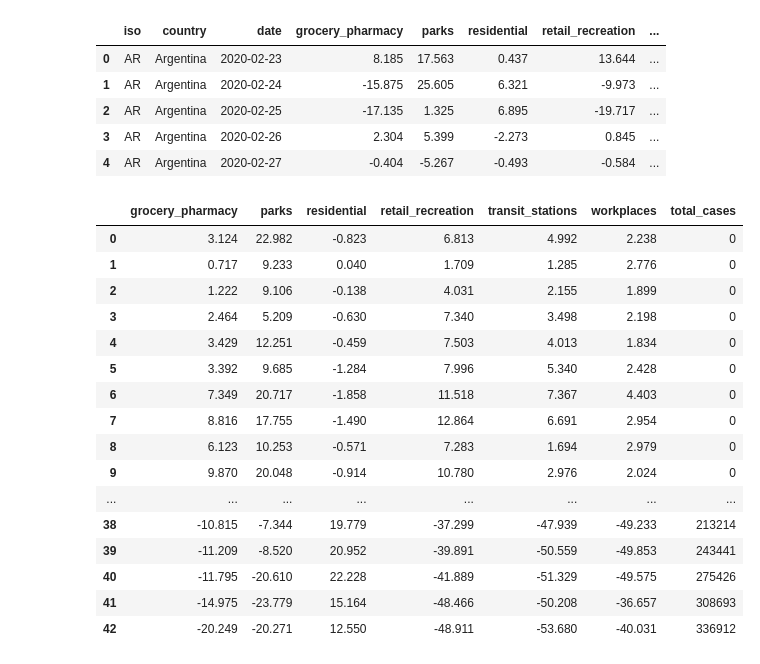
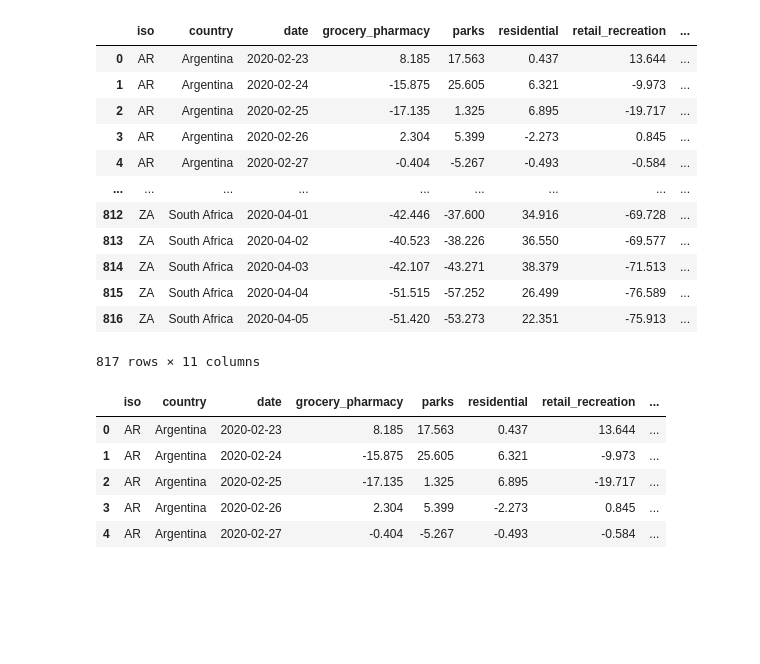
Before and after one commit to anamarisamacedo/FEUP-IART, a Jupyter notebook: TP2/DataScience/Untitled1.ipynb, the cells around one changed output. Saved outputs shown, nothing was run; the diff lists cells and outputs as text; code cells hidden in the pictures; blank space fills up the shorter version.

```diff
--- a/TP2/DataScience/Untitled1.ipynb
+++ b/TP2/DataScience/Untitled1.ipynb
@@ -1,39 +1,45 @@
 # %%
 import pandas as pd;
 import numpy as np;
 
 covid = pd.read_csv('./models/google_new.csv');
-covid.head()
+covid
 # %% [output]
 |  | iso | country | date | grocery_pharmacy | parks | residential | retail_recreation | ... |
 | 0 | AR | Argentina | 2020-02-23 | 8.185 | 17.563 | 0.437 | 13.644 | ... |
 | 1 | AR | Argentina | 2020-02-24 | -15.875 | 25.605 | 6.321 | -9.973 | ... |
 | 2 | AR | Argentina | 2020-02-25 | -17.135 | 1.325 | 6.895 | -19.717 | ... |
 | 3 | AR | Argentina | 2020-02-26 | 2.304 | 5.399 | -2.273 | 0.845 | ... |
 | 4 | AR | Argentina | 2020-02-27 | -0.404 | -5.267 | -0.493 | -0.584 | ... |
+| ... | ... | ... | ... | ... | ... | ... | ... | ... |
+| 812 | ZA | South Africa | 2020-04-01 | -42.446 | -37.600 | 34.916 | -69.728 | ... |
+| 813 | ZA | South Africa | 2020-04-02 | -40.523 | -38.226 | 36.550 | -69.577 | ... |
+| 814 | ZA | South Africa | 2020-04-03 | -42.107 | -43.271 | 38.379 | -71.513 | ... |
+| 815 | ZA | South Africa | 2020-04-04 | -51.515 | -57.252 | 26.499 | -76.589 | ... |
+| 816 | ZA | South Africa | 2020-04-05 | -51.420 | -53.273 | 22.351 | -75.913 | ... |
+817 rows × 11 columns
-# %%
-usa = covid.loc[covid['country'] == 'US']
-usa= usa.drop(columns=['iso', 'country', 'date', 'fatalities'])
-usa.reset_index(drop=True, inplace=True)
-usa
-# %% [output]
-|  | grocery_pharmacy | parks | residential | retail_recreation | transit_stations | workplaces | total_cases |
-| 0 | 3.124 | 22.982 | -0.823 | 6.813 | 4.992 | 2.238 | 0 |
-| 1 | 0.717 | 9.233 | 0.040 | 1.709 | 1.285 | 2.776 | 0 |
-| 2 | 1.222 | 9.106 | -0.138 | 4.031 | 2.155 | 1.899 | 0 |
-| 3 | 2.464 | 5.209 | -0.630 | 7.340 | 3.498 | 2.198 | 0 |
-| 4 | 3.429 | 12.251 | -0.459 | 7.503 | 4.013 | 1.834 | 0 |
-| 5 | 3.392 | 9.685 | -1.284 | 7.996 | 5.340 | 2.428 | 0 |
-| 6 | 7.349 | 20.717 | -1.858 | 11.518 | 7.367 | 4.403 | 0 |
-| 7 | 8.816 | 17.755 | -1.490 | 12.864 | 6.691 | 2.954 | 0 |
-| 8 | 6.123 | 10.253 | -0.571 | 7.283 | 1.694 | 2.979 | 0 |
-| 9 | 9.870 | 20.048 | -0.914 | 10.780 | 2.976 | 2.024 | 0 |
-| ... | ... | ... | ... | ... | ... | ... | ... |
-| 38 | -10.815 | -7.344 | 19.779 | -37.299 | -47.939 | -49.233 | 213214 |
-| 39 | -11.209 | -8.520 | 20.952 | -39.891 | -50.559 | -49.853 | 243441 |
-| 40 | -11.795 | -20.610 | 22.228 | -41.889 | -51.329 | -49.575 | 275426 |
-| 41 | -14.975 | -23.779 | 15.164 | -48.466 | -50.208 | -36.657 | 308693 |
-| 42 | -20.249 | -20.271 | 12.550 | -48.911 | -53.680 | -40.031 | 336912 |
+# %%
+#List of all countries in dataset
+countries = covid['country'].unique()
+
+#dict with populations to fill
+population = {'Argentina' : 44490000, 'Australia' : 24990000, 'Brazil' : 209500000, 'Canada' : 37590000, 'Germany' : 83020000, 'Spain' : 46940000,
+              'France' : 66990000, 'United Kingdom' : 66650000, 'Indonesia' : 267700000, 'India' : 1353000000, 'Italy' : 60360000, 'Japan' : 126500000,
+              'South Korea' : 51640000, 'Mexico' : 126200000, 'Saudi Arabia' : 33700000, 'Sweden' : 10230000, 'Turkey' : 82000000, 'US' : 328200000,
+              'South Africa' : 57780000}
+
+for country in countries:
+    covid.loc[covid['country'] == country, 'population'] = population[country];
+    covid.loc[:, 'cases_per_thousand'] = covid['total_cases']/(covid['population']/1000000.0);
+
+covid.head()
+# %% [output]
+|  | iso | country | date | grocery_pharmacy | parks | residential | retail_recreation | ... |
+| 0 | AR | Argentina | 2020-02-23 | 8.185 | 17.563 | 0.437 | 13.644 | ... |
+| 1 | AR | Argentina | 2020-02-24 | -15.875 | 25.605 | 6.321 | -9.973 | ... |
+| 2 | AR | Argentina | 2020-02-25 | -17.135 | 1.325 | 6.895 | -19.717 | ... |
+| 3 | AR | Argentina | 2020-02-26 | 2.304 | 5.399 | -2.273 | 0.845 | ... |
+| 4 | AR | Argentina | 2020-02-27 | -0.404 | -5.267 | -0.493 | -0.584 | ... |
 # %%
 %matplotlib inline
 
```
Also changed, not shown: parts of 6 cells of this notebook, 4 other files.
